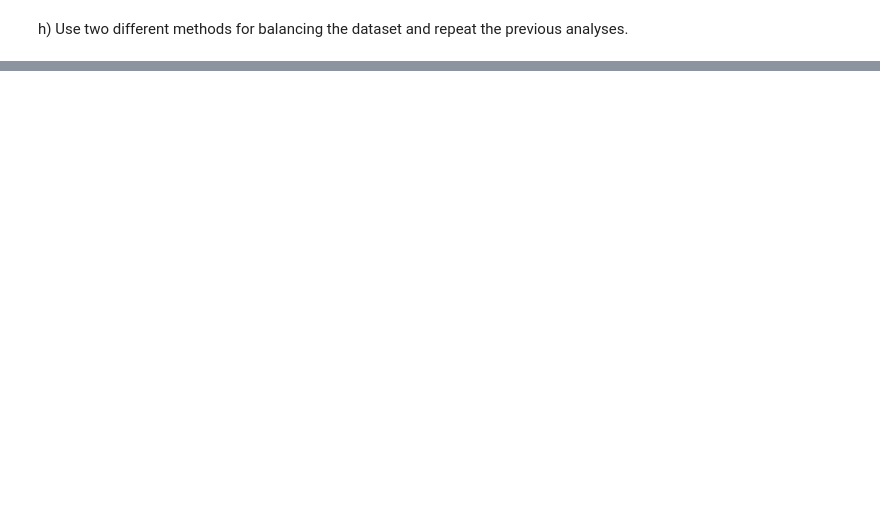
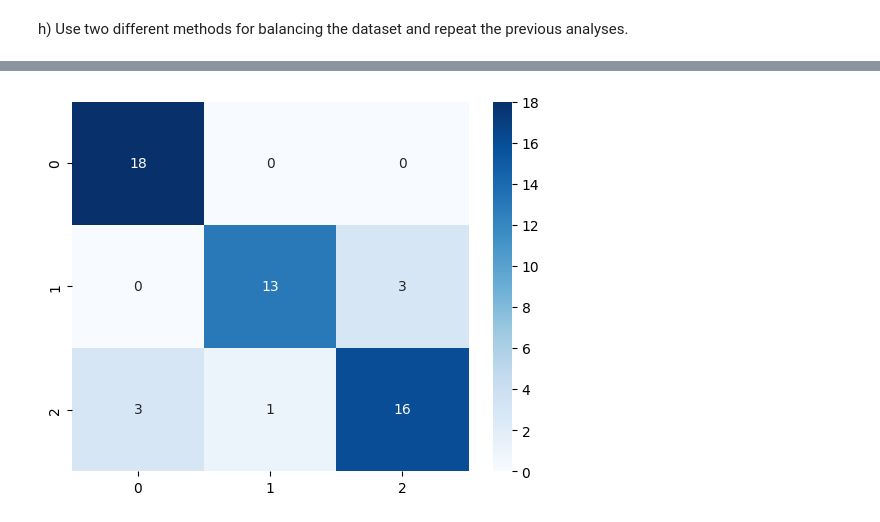
Before and after one commit to Johnny-droid/AI-Projects, a Jupyter notebook: Exercises5/Exercise5_2.ipynb, the cells around one changed output, grey strips where cells are left out. Saved outputs shown, nothing was run; the diff lists cells and outputs as text; code cells hidden in the pictures; blank space fills up the shorter version.

```diff
--- a/Exercises5/Exercise5_2.ipynb
+++ b/Exercises5/Exercise5_2.ipynb
@@ -178,0 +215,18 @@ iris_data = pd.read_csv('iris-data.csv')
+# %%
+def evaluate_model(train_in, train_out, test_in, test_out, model):
+    model = model.fit(train_in, train_out)
+    predictions = model.predict(test_in)
+    return accuracy_score(test_out, predictions) * 100, confusion_matrix(test_out, predictions)
+
+
+# Create the classifier using the DesicionTreeClassifier
+accuracy_rus, cm = evaluate_model(training_inputs_rus, training_prices_rus, testing_inputs_rus, testing_prices_rus, DecisionTreeClassifier())
+accuracy_ros, cm = evaluate_model(training_inputs_ros, training_prices_ros, testing_inputs_ros, testing_prices_ros, DecisionTreeClassifier())
+print('Decision Tree Classifier Undersample: {:.2f}%'.format(accuracy_rus))
+print('Decision Tree Classifier Oversample: {:.2f}%'.format(accuracy_ros))
+
+# Create the classifier using the KNeighborsClassifier
+accuracy_rus, cm = evaluate_model(training_inputs_rus, training_prices_rus, testing_inputs_rus, testing_prices_rus, KNeighborsClassifier())
+accuracy_ros, cm = evaluate_model(training_inputs_ros, training_prices_ros, testing_inputs_ros, testing_prices_ros, KNeighborsClassifier())
+print('K Neighbors Classifier Undersample: {:.2f}%'.format(accuracy_rus))
+print('K Neighbors Classifier Oversample: {:.2f}%'.format(accuracy_ros))
@@ -178,0 +242,76 @@ iris_data = pd.read_csv('iris-data.csv')
+# %%
+# Include package as a feature
+all_inputs = iris_data[['sepal_length_cm', 'sepal_width_cm', 'petal_length_cm', 'petal_width_cm', 'package']].values
+all_labels = iris_data['price'].values
+
+rus = RandomUnderSampler()
+ros = RandomOverSampler()
+
+X_rus, y_rus = rus.fit_resample(all_inputs, all_labels)
+X_ros, y_ros = ros.fit_resample(all_inputs, all_labels)
+
+(training_inputs_rus,
+    testing_inputs_rus,
+    training_prices_rus,
+    testing_prices_rus) = train_test_split(X_rus, y_rus, test_size=0.25)
+
+(training_inputs_ros,
+    testing_inputs_ros,
+    training_prices_ros,
+    testing_prices_ros) = train_test_split(X_ros, y_ros, test_size=0.25)
+
+(training_inputs,
+    testing_inputs,
+    training_prices,
+    testing_prices) = train_test_split(all_inputs, all_labels, test_size=0.25)
+
+
+
+# Create the classifier using the DesicionTreeClassifier
+accuracy, cm = evaluate_model(training_inputs, training_prices, testing_inputs, testing_prices, DecisionTreeClassifier())
+accuracy_rus, cm_rus = evaluate_model(training_inputs_rus, training_prices_rus, testing_inputs_rus, testing_prices_rus, DecisionTreeClassifier())
+accuracy_ros, cm_ros = evaluate_model(training_inputs_ros, training_prices_ros, testing_inputs_ros, testing_prices_ros, DecisionTreeClassifier())
+
+print('Decision Tree Classifier: {:.2f}%'.format(accuracy))
+print('Decision Tree Classifier Undersample: {:.2f}%'.format(accuracy_rus))
+print('Decision Tree Classifier Oversample: {:.2f}%'.format(accuracy_ros))
+
+sb.heatmap(cm_ros, annot=True, cmap='Blues', fmt='d')
+plt.show()
+
+# Create the classifier using the KNeighborsClassifier
+accuracy, cm = evaluate_model(training_inputs, training_prices, testing_inputs, testing_prices, KNeighborsClassifier())
+accuracy_rus, cm_rus = evaluate_model(training_inputs_rus, training_prices_rus, testing_inputs_rus, testing_prices_rus, KNeighborsClassifier())
+accuracy_ros, cm_ros = evaluate_model(training_inputs_ros, training_prices_ros, testing_inputs_ros, testing_prices_ros, KNeighborsClassifier())
+
+print('K Neighbors Classifier: {:.2f}%'.format(accuracy))
+print('K Neighbors Classifier Undersample: {:.2f}%'.format(accuracy_rus))
+print('K Neighbors Classifier Oversample: {:.2f}%'.format(accuracy_ros))
+
+sb.heatmap(cm_ros, annot=True, cmap='Blues', fmt='d')
+plt.show()
+
+# Create the classifier using Support Vector Classifier
+accuracy, cm = evaluate_model(training_inputs, training_prices, testing_inputs, testing_prices, SVC())
+accuracy_rus, cm_rus = evaluate_model(training_inputs_rus, training_prices_rus, testing_inputs_rus, testing_prices_rus, SVC())
+accuracy_ros, cm_ros = evaluate_model(training_inputs_ros, training_prices_ros, testing_inputs_ros, testing_prices_ros, SVC())
+
+print('Support Vector Classifier: {:.2f}%'.format(accuracy))
+print('Support Vector Classifier Undersample: {:.2f}%'.format(accuracy_rus))
+print('Support Vector Classifier Oversample: {:.2f}%'.format(accuracy_ros))
+
+sb.heatmap(cm_ros, annot=True, cmap='Blues', fmt='d')
+plt.show()
+
+# Create the classifier using Neural Networks
+accuracy, cm = evaluate_model(training_inputs, training_prices, testing_inputs, testing_prices, MLPClassifier(max_iter=1000))
+accuracy_rus, cm_rus = evaluate_model(training_inputs_rus, training_prices_rus, testing_inputs_rus, testing_prices_rus, MLPClassifier(max_iter=1000))
+accuracy_ros, cm_ros = evaluate_model(training_inputs_ros, training_prices_ros, testing_inputs_ros, testing_prices_ros, MLPClassifier(max_iter=1000))
+
+print('Neural Networks: {:.2f}%'.format(accuracy))
+print('Neural Networks Undersample: {:.2f}%'.format(accuracy_rus))
+print('Neural Networks Oversample: {:.2f}%'.format(accuracy_ros))
+
+sb.heatmap(cm_ros, annot=True, cmap='Blues', fmt='d')
+plt.show()
+# %% [output]
@@ -178,0 +321 @@ iris_data = pd.read_csv('iris-data.csv')
+[figure, added]
```
Also changed, not shown: parts of 14 cells of this notebook.
